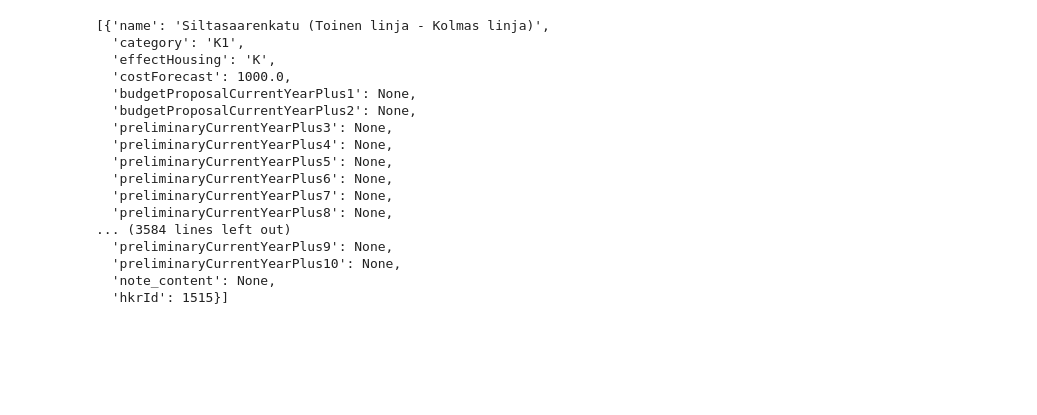
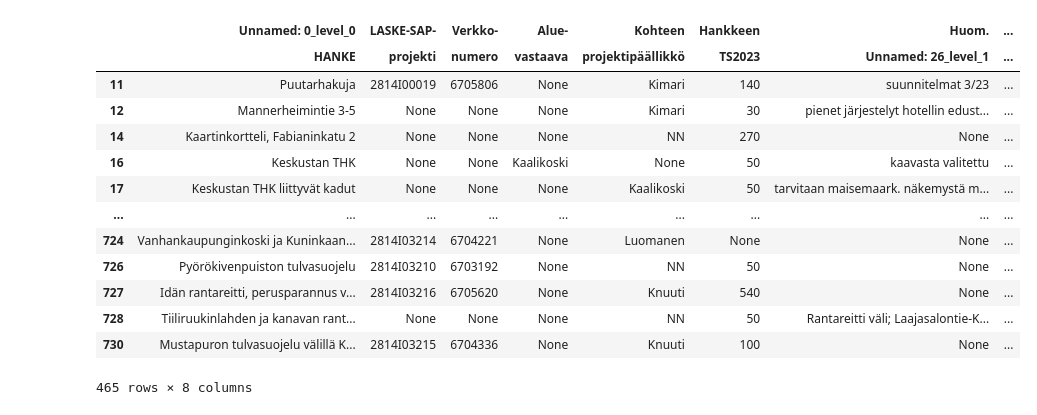
Before and after one commit to City-of-Helsinki/infraohjelmointi-api, a Jupyter notebook: infraohjelmointi_api/mock_data/script_test.ipynb, the cells around one changed output. Drawn from its saved outputs; the diff is of its cells as text; code cells hidden in the pictures; blank space fills up the shorter version.

Commit message:
renamed variables, script now makes lists of data out of df

```diff
--- a/infraohjelmointi_api/mock_data/script_test.ipynb
+++ b/infraohjelmointi_api/mock_data/script_test.ipynb
@@ -118 +119,20 @@ plan_budget_23_merged
+# %%
+notMerged_Plan
+# notMerged_Budget
+# merged_Plan_Budget
+# %% [output]
+|  | Unnamed: 0_level_0 | LASKE-SAP- | Verkko- | Alue- | Kohteen | Hankkeen | Huom. | ... |
+|  | HANKE | projekti | numero | vastaava | projektipäällikkö | TS2023 | Unnamed: 26_level_1 | ... |
+| 11 | Puutarhakuja | 2814I00019 | 6705806 | None | Kimari | 140 | suunnitelmat 3/23 | ... |
+| 12 | Mannerheimintie 3-5 | None | None | None | Kimari | 30 | pienet järjestelyt hotellin edust... | ... |
+| 14 | Kaartinkortteli, Fabianinkatu 2 | None | None | None | NN | 270 | None | ... |
+| 16 | Keskustan THK | None | None | Kaalikoski | None | 50 | kaavasta valitettu | ... |
+| 17 | Keskustan THK liittyvät kadut | None | None | None | Kaalikoski | 50 | tarvitaan maisemaark. näkemystä m... | ... |
+| ... | ... | ... | ... | ... | ... | ... | ... | ... |
+| 724 | Vanhankaupunginkoski ja Kuninkaan... | 2814I03214 | 6704221 | None | Luomanen | None | None | ... |
+| 726 | Pyörökivenpuiston tulvasuojelu | 2814I03210 | 6703192 | None | NN | 50 | None | ... |
+| 727 | Idän rantareitti, perusparannus v... | 2814I03216 | 6705620 | None | Knuuti | 540 | None | ... |
+| 728 | Tiiliruukinlahden ja kanavan rant... | None | None | None | NN | 50 | Rantareitti väli; Laajasalontie-K... | ... |
+| 730 | Mustapuron tulvasuojelu välillä K... | 2814I03215 | 6704336 | None | Knuuti | 100 | None | ... |
+465 rows × 8 columns
 # %%
@@ -155,22 +176,2 @@ budget_23_sp3_data = [
     )
 ]
-# %%
-budget_23_sp3_data
-# %% [output]
-[{'name': 'Siltasaarenkatu (Toinen linja - Kolmas linja)',
-  'category': 'K1',
-  'effectHousing': 'K',
-  'costForecast': 1000.0,
-  'budgetProposalCurrentYearPlus1': None,
-  'budgetProposalCurrentYearPlus2': None,
-  'preliminaryCurrentYearPlus3': None,
-  'preliminaryCurrentYearPlus4': None,
-  'preliminaryCurrentYearPlus5': None,
-  'preliminaryCurrentYearPlus6': None,
-  'preliminaryCurrentYearPlus7': None,
-  'preliminaryCurrentYearPlus8': None,
-... (3584 lines left out)
-  'preliminaryCurrentYearPlus9': None,
-  'preliminaryCurrentYearPlus10': None,
-  'note_content': None,
-  'hkrId': 1515}]
```
Also changed, not shown: parts of 6 cells of this notebook.
